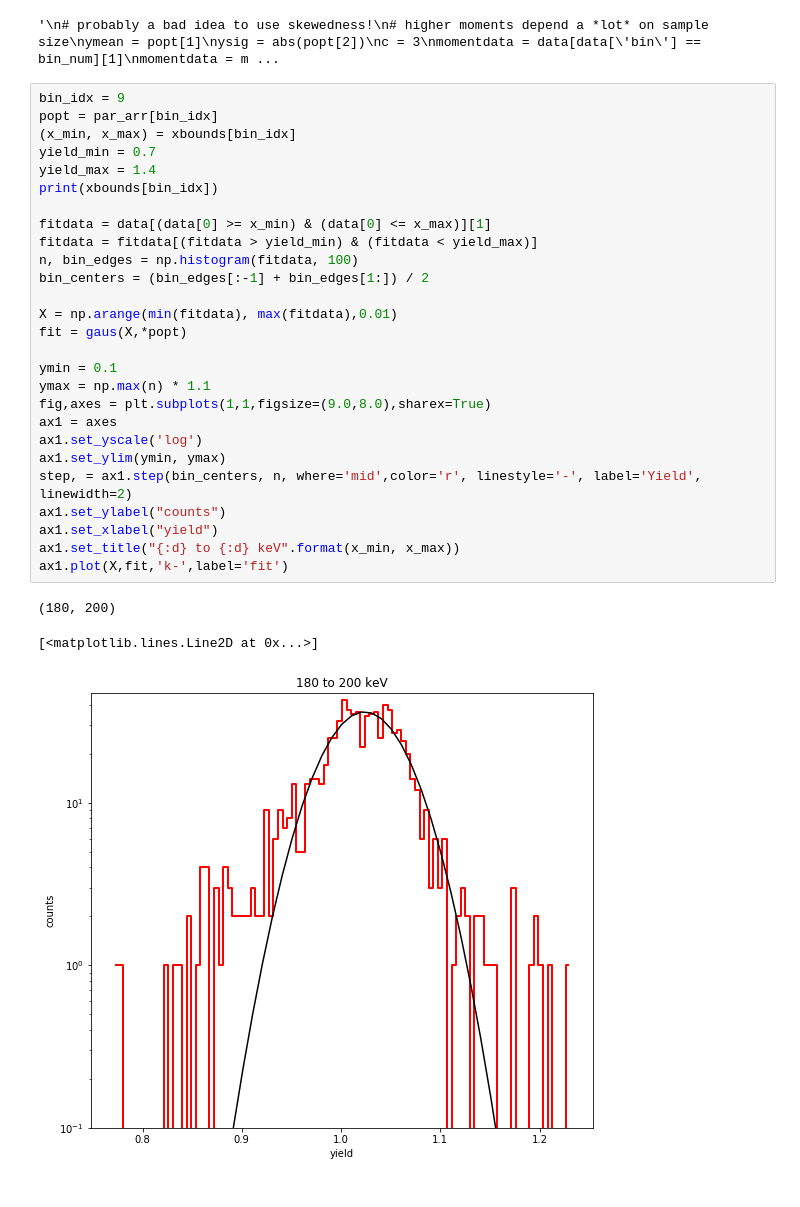
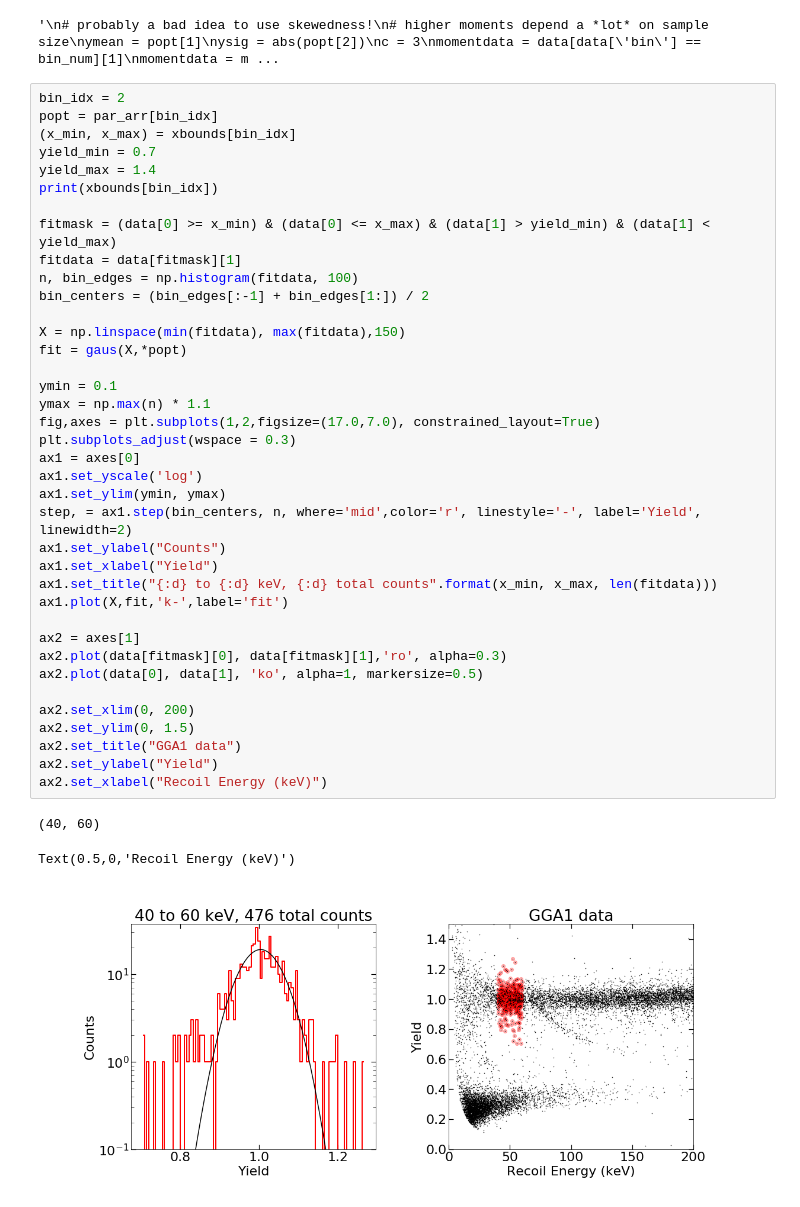
Before and after one commit to villaa/nrFano_Constraint, a Jupyter notebook: Edelweiss_data/GGA1_ER_distributions.ipynb, the cells around one changed output. Cells and saved outputs as stored; diff of their text form.

Commit message:
improve final image formatting in GGA1_ER_distributions.ipynb

```diff
--- a/Edelweiss_data/GGA1_ER_distributions.ipynb
+++ b/Edelweiss_data/GGA1_ER_distributions.ipynb
@@ -134,33 +155,44 @@ print ("moment:", moment(momentdata, moment=1), moment(momentdata, moment=2), mo
 [(0, 20), (20, 40), (40, 60), (60, 80), (80, 100), (100, 120), (120, 140), (140, 160), (160, 180), (180, 200)]
 '\n# probably a bad idea to use skewedness!\n# higher moments depend a *lot* on sample size\nymean = popt[1]\nysig = abs(popt[2])\nc = 3\nmomentdata = data[data[\'bin\'] == bin_num][1]\nmomentdata = m ...
 # %%
-bin_idx = 9
+bin_idx = 2
 popt = par_arr[bin_idx]
 (x_min, x_max) = xbounds[bin_idx]
 yield_min = 0.7
 yield_max = 1.4
 print(xbounds[bin_idx])
 
-fitdata = data[(data[0] >= x_min) & (data[0] <= x_max)][1]
-fitdata = fitdata[(fitdata > yield_min) & (fitdata < yield_max)]
+fitmask = (data[0] >= x_min) & (data[0] <= x_max) & (data[1] > yield_min) & (data[1] < yield_max)
+fitdata = data[fitmask][1]
 n, bin_edges = np.histogram(fitdata, 100)
 bin_centers = (bin_edges[:-1] + bin_edges[1:]) / 2
 
-X = np.arange(min(fitdata), max(fitdata),0.01)
+X = np.linspace(min(fitdata), max(fitdata),150)
 fit = gaus(X,*popt)
 
 ymin = 0.1
 ymax = np.max(n) * 1.1
-fig,axes = plt.subplots(1,1,figsize=(9.0,8.0),sharex=True)
-ax1 = axes
+fig,axes = plt.subplots(1,2,figsize=(17.0,7.0), constrained_layout=True)
+plt.subplots_adjust(wspace = 0.3)
+ax1 = axes[0]
 ax1.set_yscale('log')
 ax1.set_ylim(ymin, ymax)
 step, = ax1.step(bin_centers, n, where='mid',color='r', linestyle='-', label='Yield', linewidth=2)
-ax1.set_ylabel("counts")
-ax1.set_xlabel("yield")
-ax1.set_title("{:d} to {:d} keV".format(x_min, x_max))
+ax1.set_ylabel("Counts")
+ax1.set_xlabel("Yield")
+ax1.set_title("{:d} to {:d} keV, {:d} total counts".format(x_min, x_max, len(fitdata)))
 ax1.plot(X,fit,'k-',label='fit')
+
+ax2 = axes[1]
+ax2.plot(data[fitmask][0], data[fitmask][1],'ro', alpha=0.3)
+ax2.plot(data[0], data[1], 'ko', alpha=1, markersize=0.5)
+
+ax2.set_xlim(0, 200)
+ax2.set_ylim(0, 1.5)
+ax2.set_title("GGA1 data")
+ax2.set_ylabel("Yield")
+ax2.set_xlabel("Recoil Energy (keV)")
 # %% [output]
-(180, 200)
+(40, 60)
-[<matplotlib.lines.Line2D at 0x...>]
+Text(0.5,0,'Recoil Energy (keV)')
-[figure, old version]
+[figure, new version]
```
Also changed, not shown: parts of 3 cells of this notebook.
